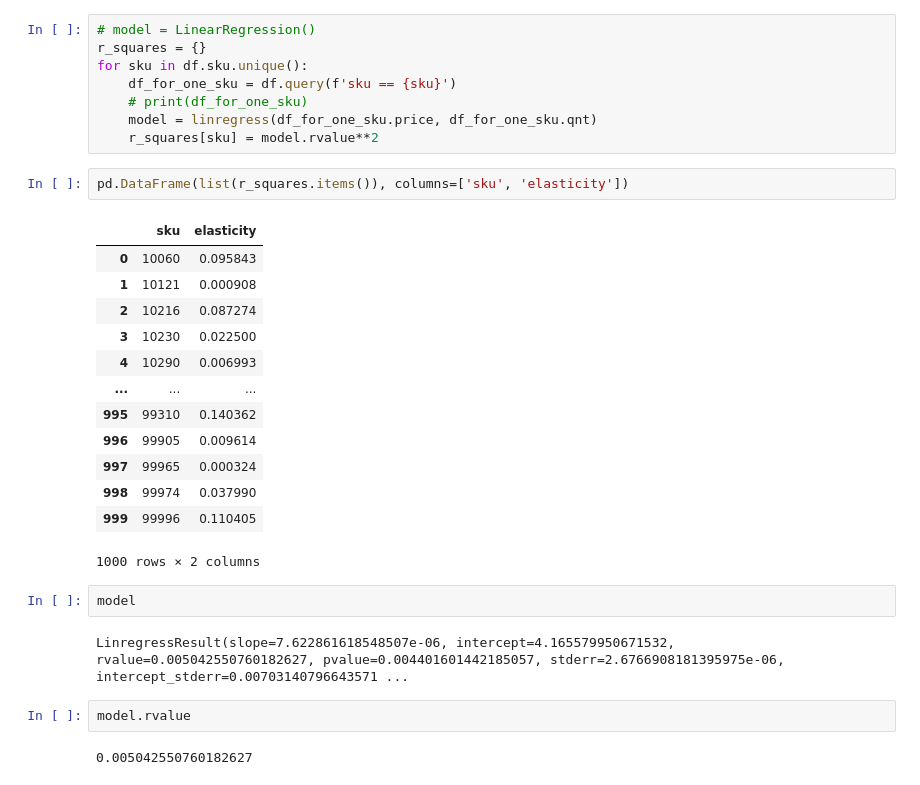
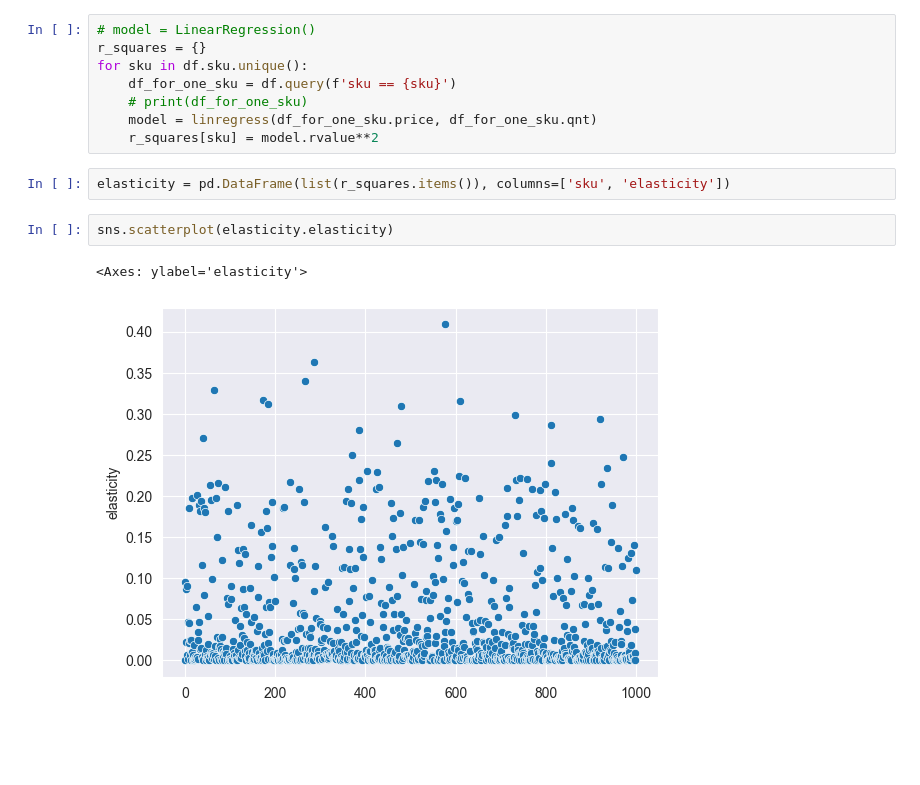
Before and after one commit to MysteriousNeutrino/ml_sim_kc, a Jupyter notebook: junior/Elasticity_feature/elasticity.ipynb, the cells around one changed output. Saved outputs shown, nothing was run; the diff lists cells and outputs as text; blank space fills up the shorter version.

Commit message:
Elasticity feature 2 experiments

```diff
--- a/junior/Elasticity_feature/elasticity.ipynb
+++ b/junior/Elasticity_feature/elasticity.ipynb
@@ -26,26 +26,9 @@ for sku in df.sku.unique():
     model = linregress(df_for_one_sku.price, df_for_one_sku.qnt)
     r_squares[sku] = model.rvalue**2
 # %%
-pd.DataFrame(list(r_squares.items()), columns=['sku', 'elasticity'])
+elasticity = pd.DataFrame(list(r_squares.items()), columns=['sku', 'elasticity'])
-# %% [output]
-|  | sku | elasticity |
-| 0 | 10060 | 0.095843 |
-| 1 | 10121 | 0.000908 |
-| 2 | 10216 | 0.087274 |
-| 3 | 10230 | 0.022500 |
-| 4 | 10290 | 0.006993 |
-| ... | ... | ... |
-| 995 | 99310 | 0.140362 |
-| 996 | 99905 | 0.009614 |
-| 997 | 99965 | 0.000324 |
-| 998 | 99974 | 0.037990 |
-| 999 | 99996 | 0.110405 |
-1000 rows × 2 columns
-# %%
-model
-# %% [output]
-LinregressResult(slope=7.622861618548507e-06, intercept=4.165579950671532, rvalue=0.005042550760182627, pvalue=0.004401601442185057, stderr=2.6766908181395975e-06, intercept_stderr=0.00703140796643571 ...
-# %%
-model.rvalue
-# %% [output]
-0.005042550760182627
+# %%
+sns.scatterplot(elasticity.elasticity)
+# %% [output]
+<Axes: ylabel='elasticity'>
+[figure, added]
```
Also changed, not shown: parts of 3 cells of this notebook.
